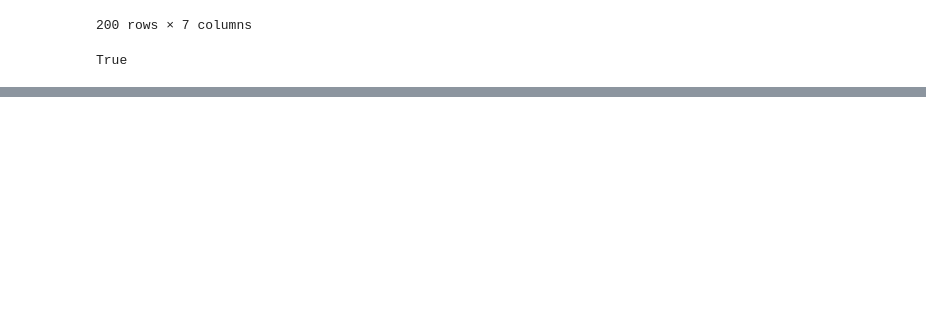
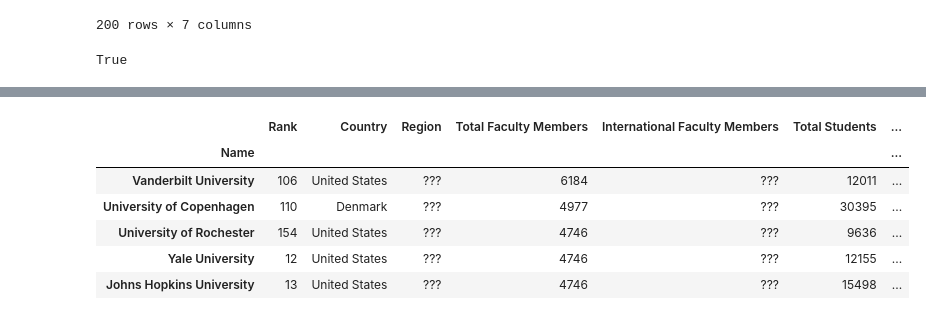
Before and after one commit to pmichele/ADA-Group, a Jupyter notebook: Michele/02 - Data from the Web/Untitled.ipynb, the cells around one changed output, grey strips where cells are left out. Cells and saved outputs as stored; diff of their text form; code cells hidden in the pictures; blank space fills up the shorter version.

```diff
--- a/Michele/02 - Data from the Web/Untitled.ipynb
+++ b/Michele/02 - Data from the Web/Untitled.ipynb
@@ -133,0 +139,30 @@ True
+# %%
+url="https://www.timeshighereducation.com/sites/default/files/the_data_rankings/world_university_rankings_2018_limit0_369a9045a203e176392b9fb8f8c1cb2a.json"
+r = requests.get(url)
+# %%
+dataT = r.json()['data'][:200]
+# %%
+dfT = pd.DataFrame(columns=['Rank', 'Country', 'Region', 'Total Faculty Members',
+                           'International Faculty Members', 'Total Students',
+                           'International Students','Ratio Faculty to Student'])
+dfT.index.name = 'Name'
+
+'Dataframe generation'
+
+#If the ranking is sorted properly, we can just use an iterator to deal with ties
+i=1
+for d in dataT:
+    index=d['aliases']
+    country=d['location']
+    region='???'
+    num_students=int(d['stats_number_students'].replace(",",""))
+    num_intl_students=math.floor(float(d['stats_pc_intl_students'].strip("%"))/100*num_students)
+    num_faculty=math.floor(total/float(d['stats_student_staff_ratio']))
+    num_intl_faculty="???"
+    ratio_faculty_student=1/float(d['stats_student_staff_ratio'])
+    rank=i
+    i=i+1
+
+    dfT.loc[index] = [rank, country, region,
+                      num_faculty, num_intl_faculty,
+                      num_students, num_intl_students,ratio_faculty_student]
@@ -133,0 +191,16 @@ True
+# %%
+#- Which are the best universities in term of:
+#(a) ratio between faculty members and students,
+#- Answer the previous question aggregating the data by (c) country and (d) region.
+dfT.sort_values(['Ratio Faculty to Student'],ascending=False).head()
+#0.3 ratio means 0.3:1 -> 3:10
+
+#(b) ratio of international students?
+# %% [output]
+|  | Rank | Country | Region | Total Faculty Members | International Faculty Members | Total Students | ... |
+| Name |  |  |  |  |  |  | ... |
+| Vanderbilt University | 106 | United States | ??? | 6184 | ??? | 12011 | ... |
+| University of Copenhagen | 110 | Denmark | ??? | 4977 | ??? | 30395 | ... |
+| University of Rochester | 154 | United States | ??? | 4746 | ??? | 9636 | ... |
+| Yale University | 12 | United States | ??? | 4746 | ??? | 12155 | ... |
+| Johns Hopkins University | 13 | United States | ??? | 4746 | ??? | 15498 | ... |
```
Also changed, not shown: parts of 4 cells of this notebook, 1 other file.
